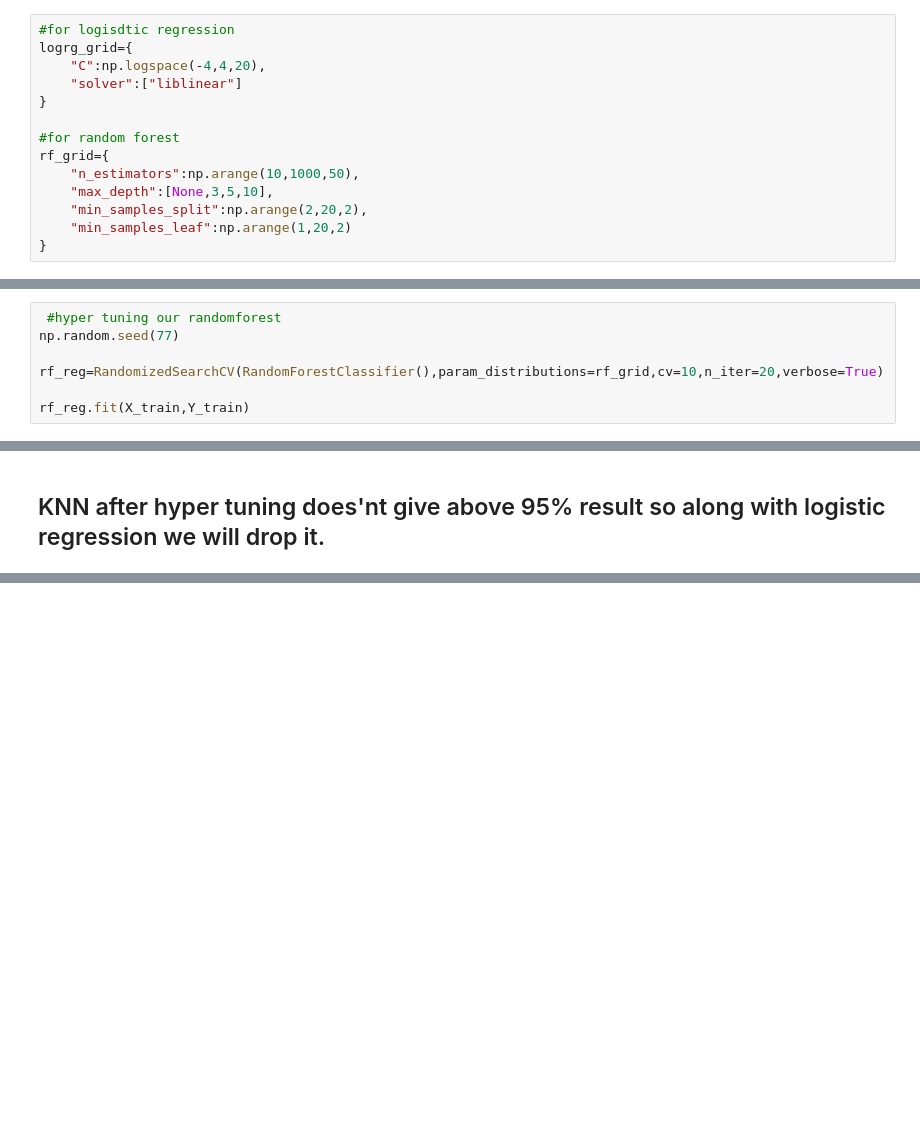
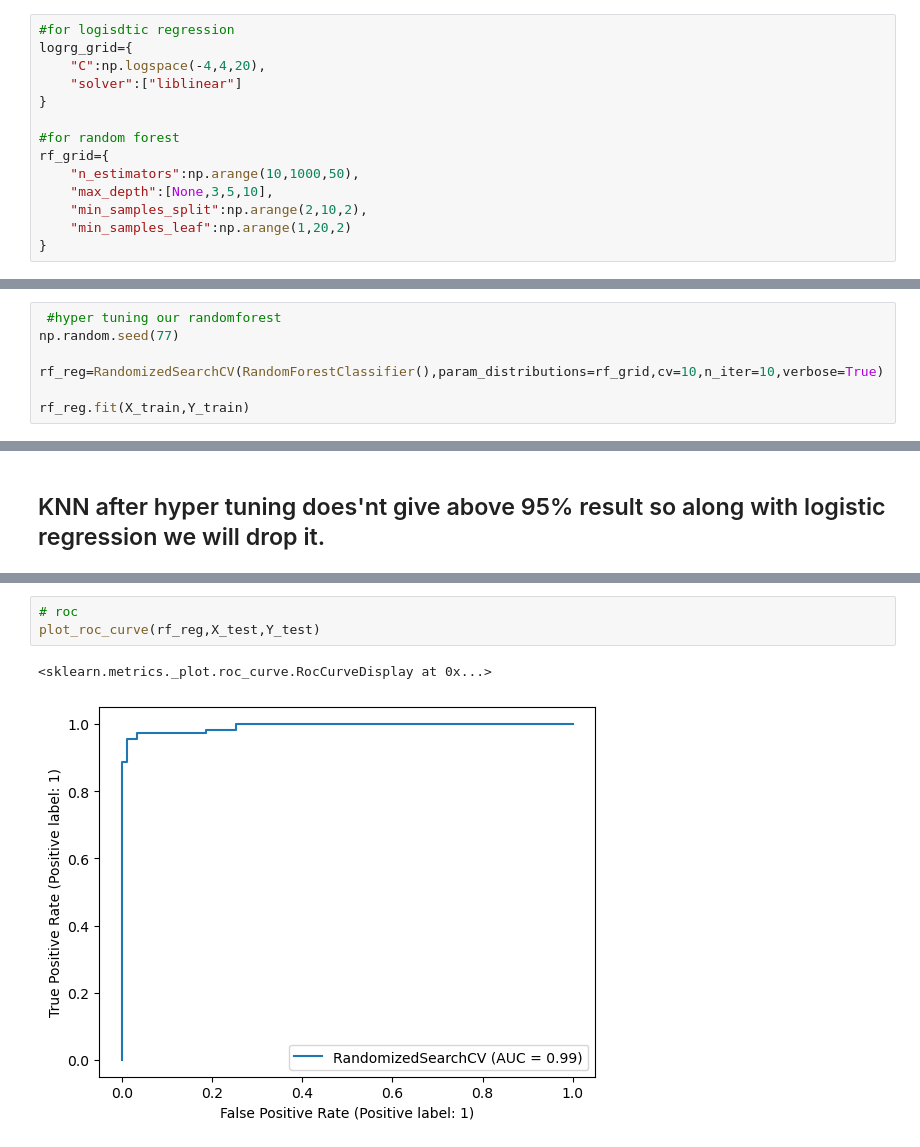
Before and after one commit to Aradhyapatro/Heart-disease-prediction-machineLearning-model, a Jupyter notebook: End-to-End-heart-disease-classification.ipynb, the cells around one changed output, grey strips where cells are left out. Drawn from its saved outputs; the diff is of its cells as text; blank space fills up the shorter version.

```diff
--- a/End-to-End-heart-disease-classification.ipynb
+++ b/End-to-End-heart-disease-classification.ipynb
@@ -431,7 +433,7 @@ logrg_grid={
 rf_grid={
     "n_estimators":np.arange(10,1000,50),
     "max_depth":[None,3,5,10],
-    "min_samples_split":np.arange(2,20,2),
+    "min_samples_split":np.arange(2,10,2),
     "min_samples_leaf":np.arange(1,20,2)
 }
 # %%
@@ -463,7 +465,7 @@ log_reg.score(X_test,Y_test)
  #hyper tuning our randomforest
 np.random.seed(77)
 
-rf_reg=RandomizedSearchCV(RandomForestClassifier(),param_distributions=rf_grid,cv=10,n_iter=20,verbose=True)
+rf_reg=RandomizedSearchCV(RandomForestClassifier(),param_distributions=rf_grid,cv=10,n_iter=10,verbose=True)
 
 rf_reg.fit(X_train,Y_train)
 # %% [output]
@@ -522,0 +552,6 @@ knn_ran.score(X_test,Y_test)
+# %%
+# roc
+plot_roc_curve(rf_reg,X_test,Y_test)
+# %% [output]
+<sklearn.metrics._plot.roc_curve.RocCurveDisplay at 0x...>
+[figure, added]
```
Also changed, not shown: parts of 36 cells of this notebook, 1 other file.
